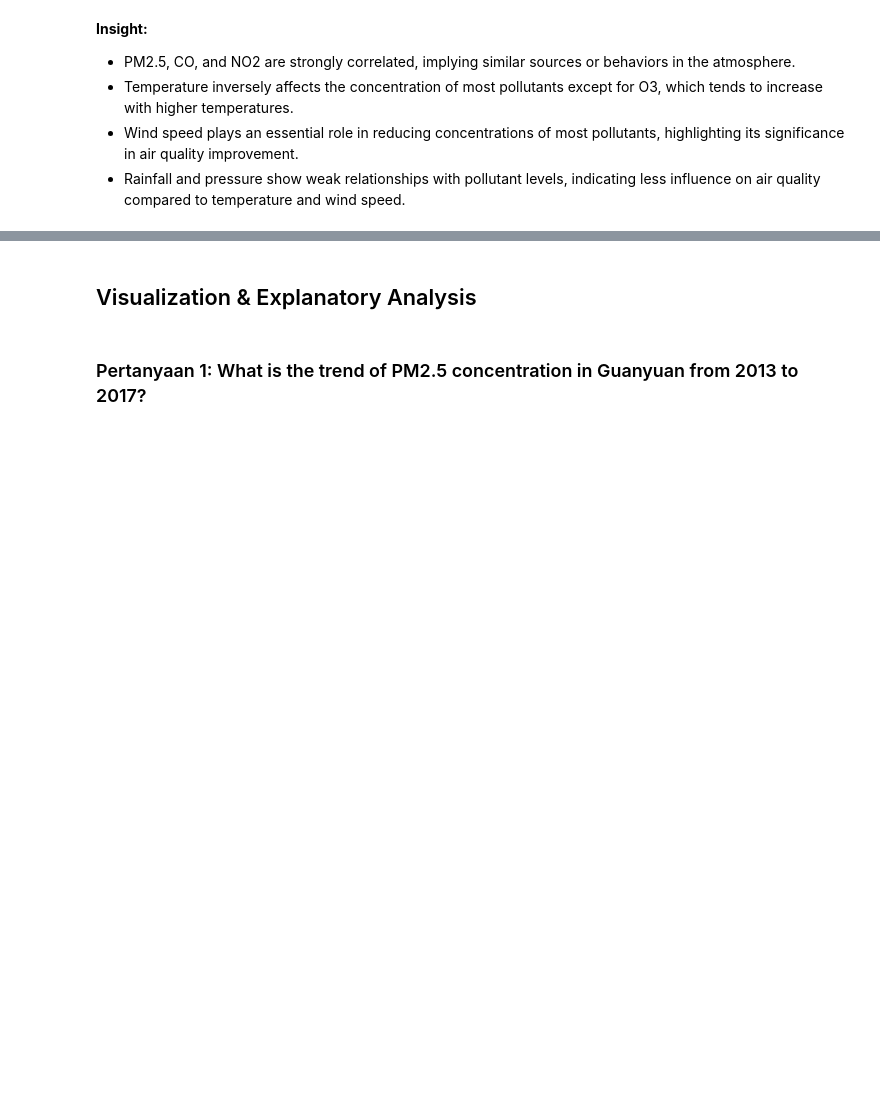
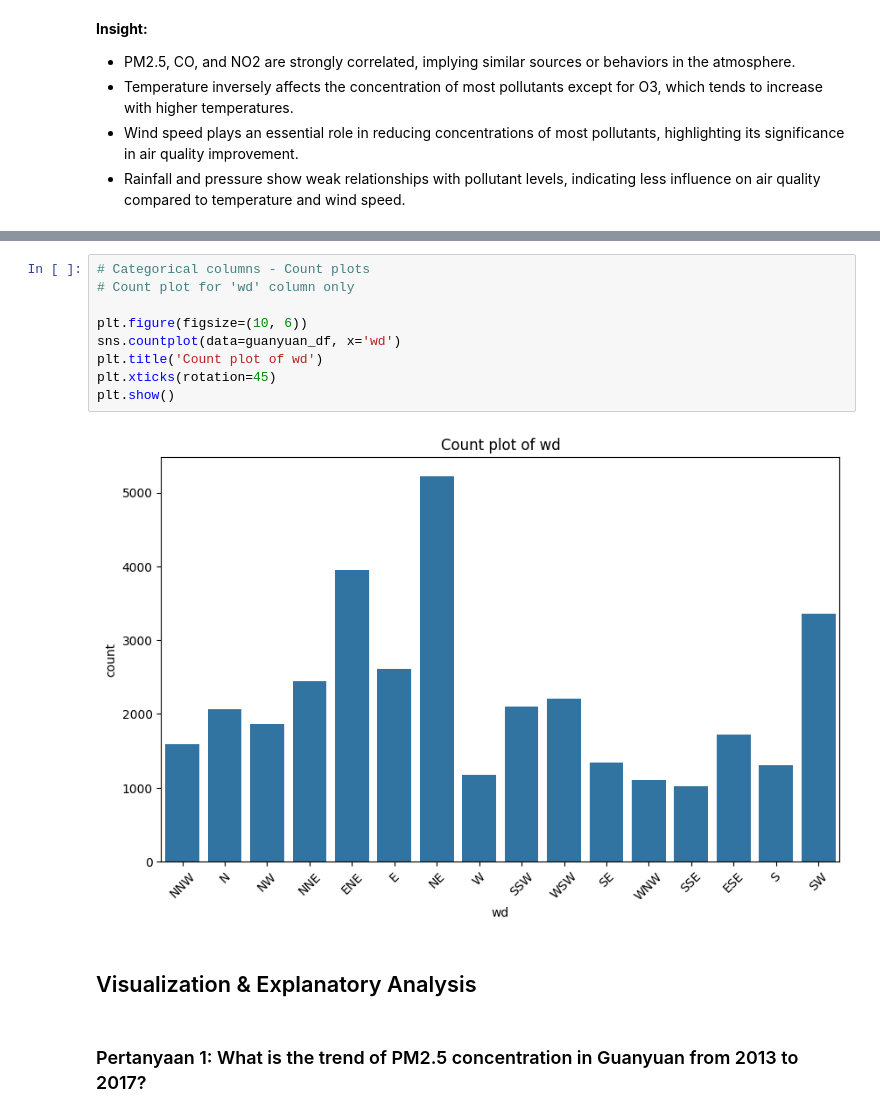
Before and after one commit to Syzst/project-aqi-dicoding-datascience, a Jupyter notebook: Proyek_Analisis_Data.ipynb, the cells around one changed output, grey strips where cells are left out. Cells and saved outputs as stored; diff of their text form; blank space fills up the shorter version.

```diff
--- a/Proyek_Analisis_Data.ipynb
+++ b/Proyek_Analisis_Data.ipynb
@@ -249,3 +301,14 @@ correlation_matrix
+# %%
+# Categorical columns - Count plots
+# Count plot for 'wd' column only
+
+plt.figure(figsize=(10, 6))
+sns.countplot(data=guanyuan_df, x='wd')
+plt.title('Count plot of wd')
+plt.xticks(rotation=45)
+plt.show()
+# %% [output]
+[figure, added]
 # %% [markdown]
 ## Visualization & Explanatory Analysis
 # %% [markdown]
```
Also changed, not shown: parts of 10 cells of this notebook.
